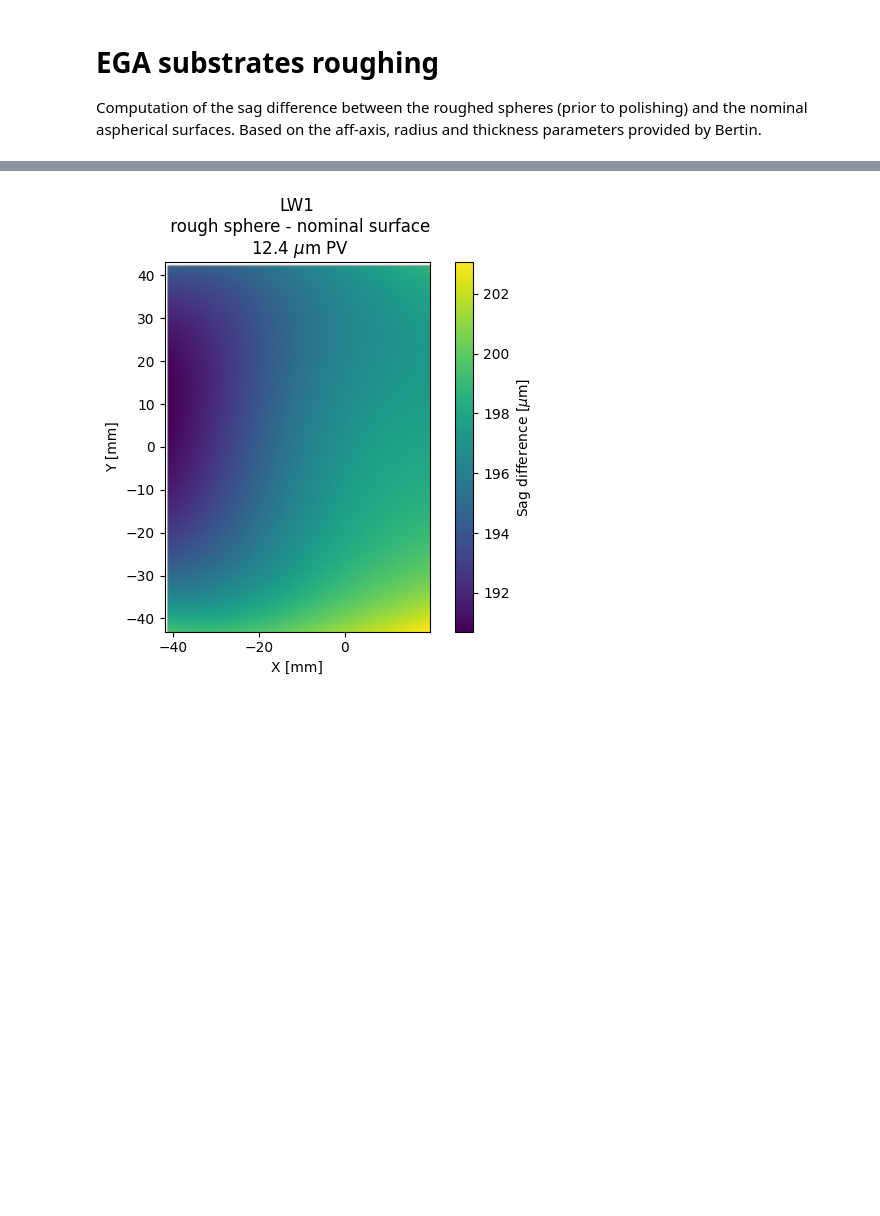
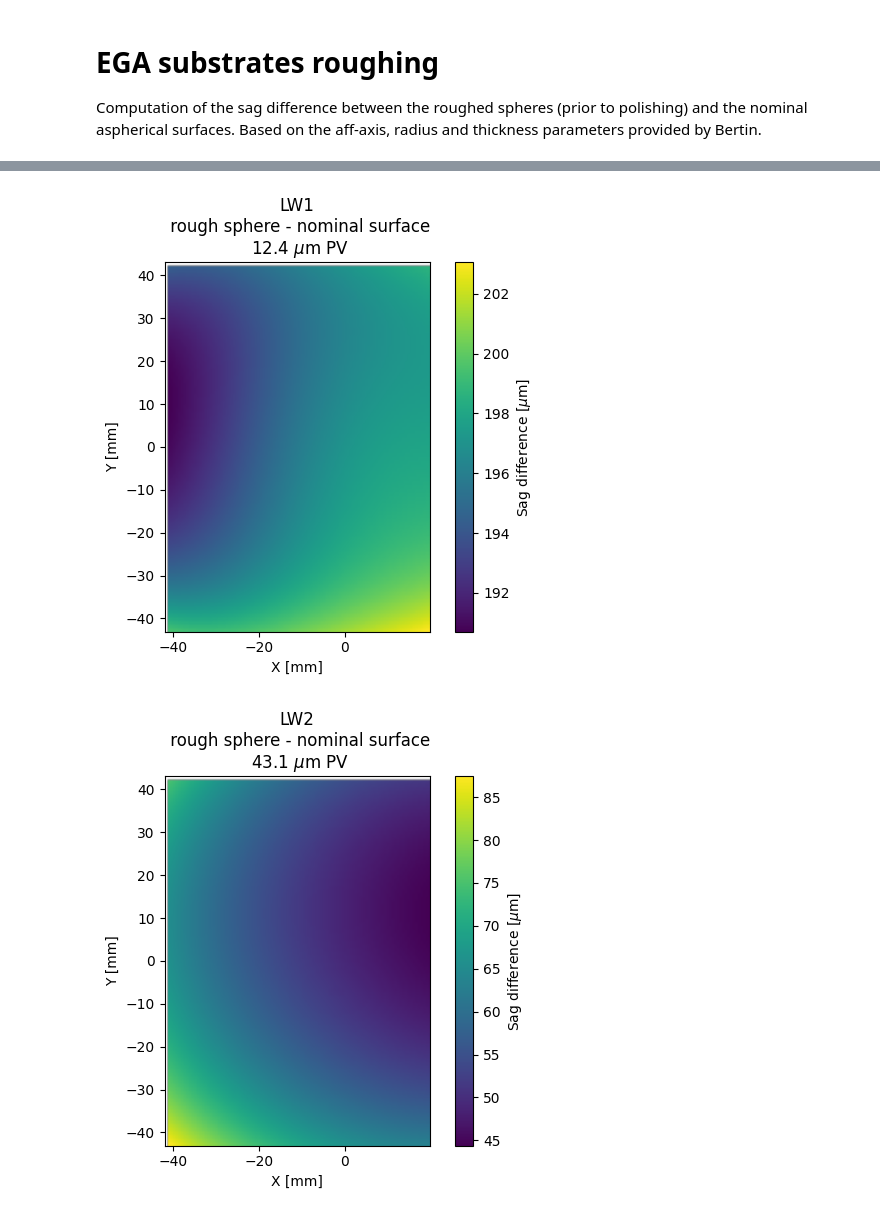
Before and after one commit to frederic-auchere/solar_c, a Jupyter notebook: bertin_roughing.ipynb, the cells around one changed output, grey strips where cells are left out. Saved outputs shown, nothing was run; the diff lists cells and outputs as text; code cells hidden in the pictures; blank space fills up the shorter version.

```diff
--- a/bertin_roughing.ipynb
+++ b/bertin_roughing.ipynb
@@ -7,8 +7,8 @@ from optical import bertin_lw_sphericals, bertin_sw_sphericals, rectangular_lw_s
 import matplotlib.pyplot as plt
 import numpy as np
 
-for type in ['SW', 'LW']:
-    if type == 'LW':
+for substrate_type in ['SW', 'LW']:
+    if substrate_type == 'LW':
         nominal = rectangular_lw_substrate
         sphericals = bertin_lw_sphericals
     else:
@@ -26,7 +26,7 @@ for type in ['SW', 'LW']:
         cb = fig.colorbar(im)
         cb.set_label(r"Sag difference [$\mu$m]")
         for t, sphere in zip(['Measured', 'Nominal'], [spherical.surface, nominal.best_sphere]):
-             print(f'{t}\n {sphere}')
+             print(f'{spherical.name} {t}\n {sphere}')
 # %% [output]
 Measured
  Sphere: R=518.590 [mm] k=0.000 dx=-14.152 [mm] dy=-13.254 [mm] dz=-0.010 [mm] alpha=0.0000 [°] beta=0.0000 [°] gamma=0.0000 [°]
@@ -39,2 +43,3 @@ Nominal
 [figure]
 [figure]
+[figure, added]
```
Also changed, not shown: parts of 1 cell of this notebook, 3 other files.
